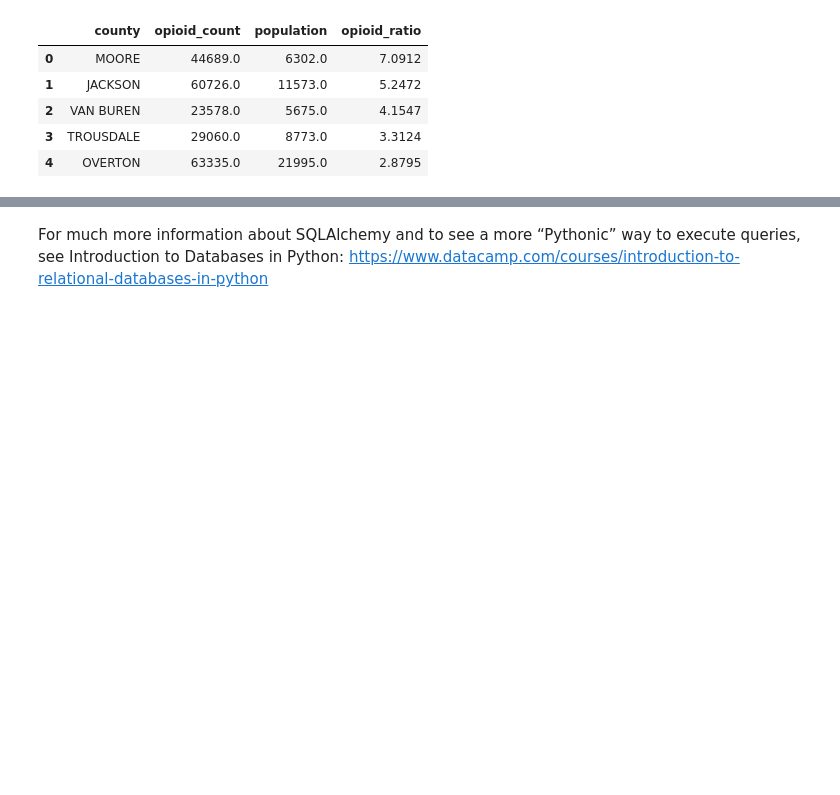
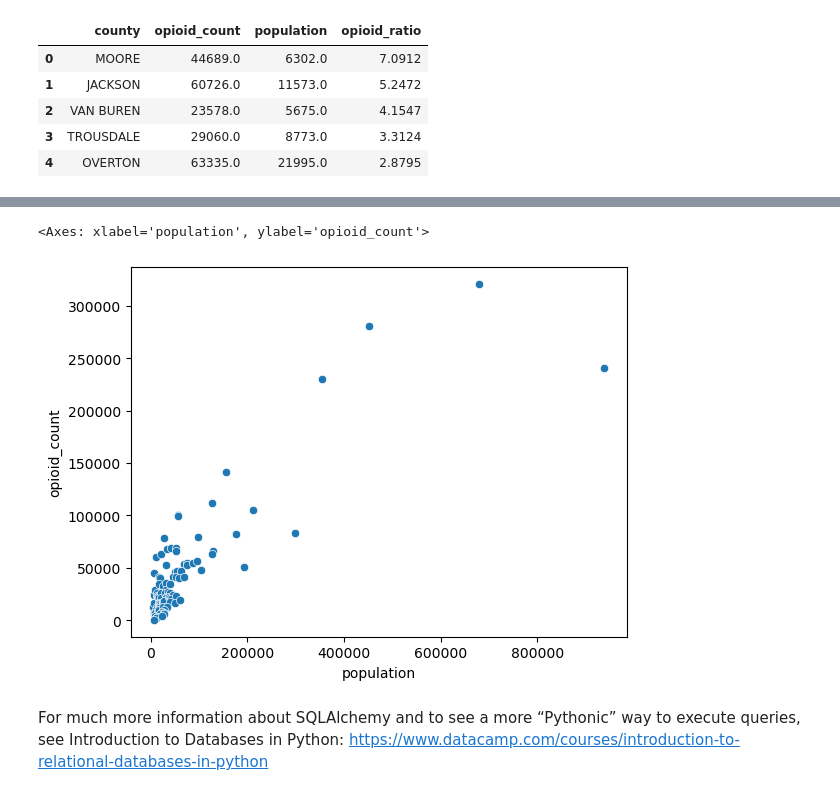
Before and after one commit to NSS-Data-Analytics-Cohort-12/prescribers-python-da12-v2-git-pushers, a Jupyter notebook: notebooks/prescribers.ipynb, the cells around one changed output, grey strips where cells are left out. Saved outputs shown, nothing was run; the diff lists cells and outputs as text; code cells hidden in the pictures; blank space fills up the shorter version.

```diff
--- a/notebooks/prescribers.ipynb
+++ b/notebooks/prescribers.ipynb
@@ -100,2 +101,7 @@ sns.boxplot(data=opioid_by_county, x=opioid_by_county['opioid_ratio'])
+# %%
+sns.scatterplot(data=opioid_by_county, x=opioid_by_county['population'], y=opioid_by_county['opioid_count'])
+# %% [output]
+<Axes: xlabel='population', ylabel='opioid_count'>
+[figure, added]
 # %% [markdown]
 For much more information about SQLAlchemy and to see a more “Pythonic” way to execute queries, see Introduction to Databases in Python: https://www.datacamp.com/courses/introduction-to-relational-databases-in-python
```
Also changed, not shown: parts of 19 cells of this notebook.
